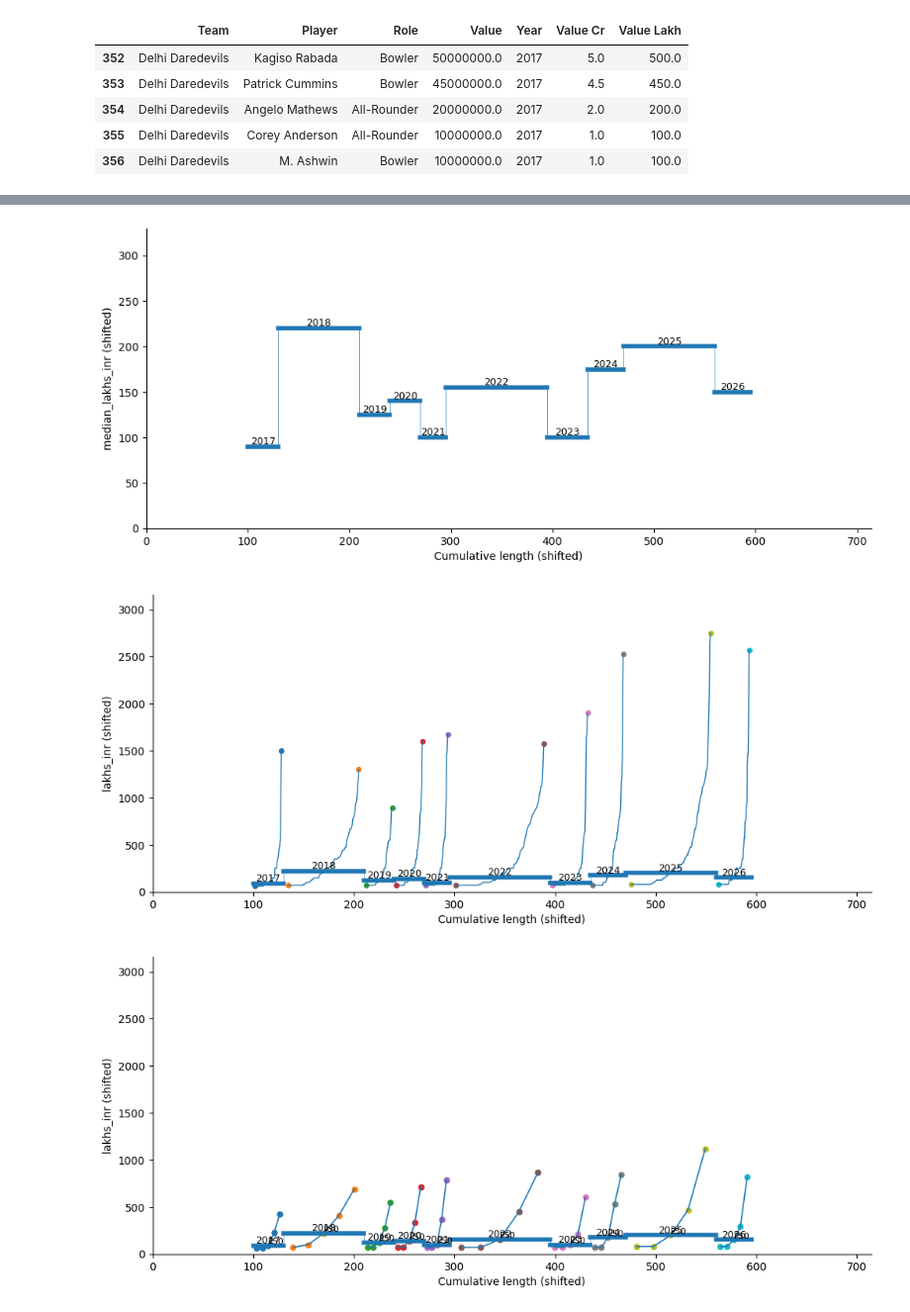
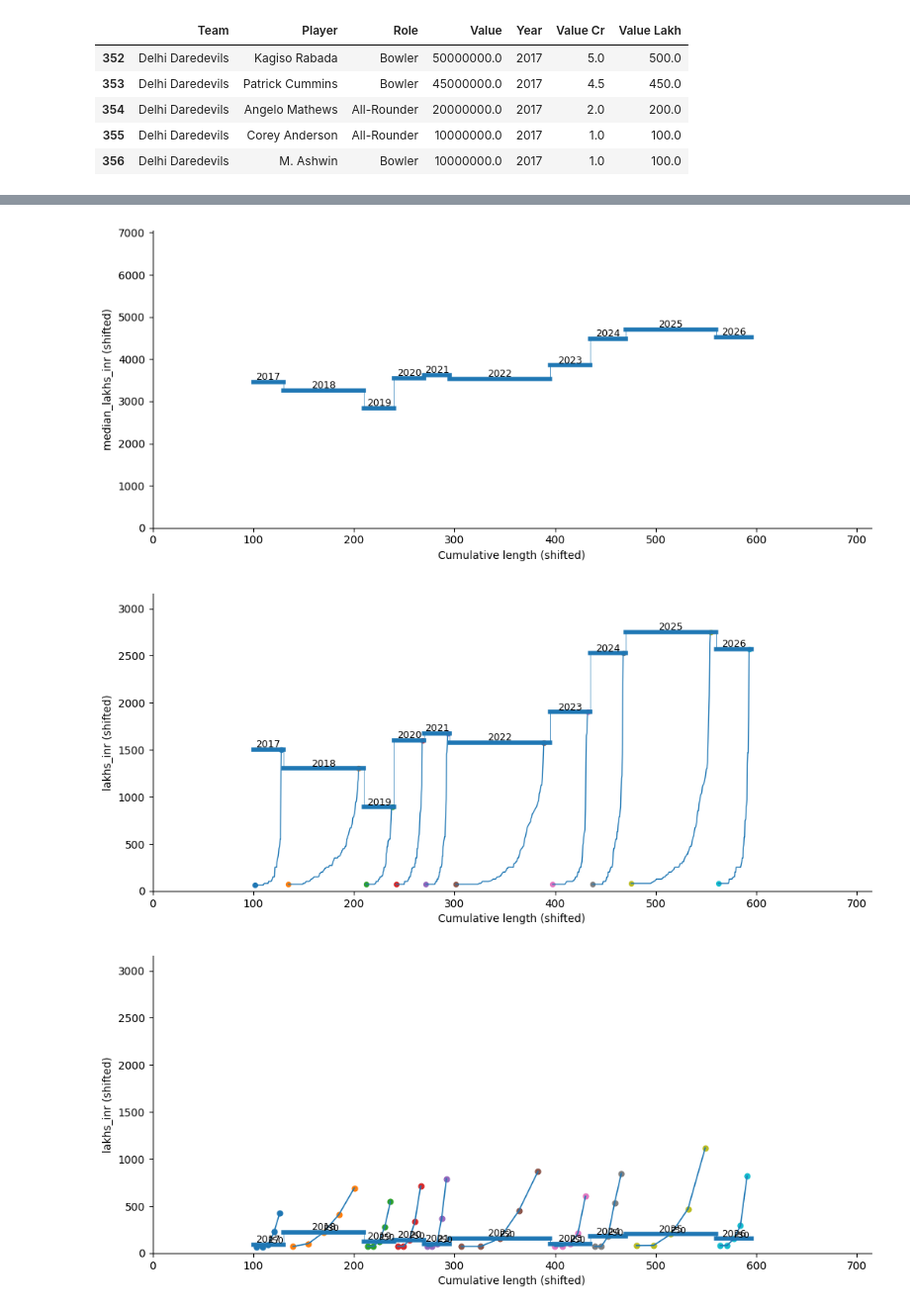
Before and after one commit to debatreyo/IPL-Auctions, a Jupyter notebook: notebooks/eda.ipynb, the cells around one changed output, grey strips where cells are left out. Shown at 99% size. Saved outputs shown, nothing was run; the diff lists cells and outputs as text; code cells hidden in the pictures.

```diff
--- a/notebooks/eda.ipynb
+++ b/notebooks/eda.ipynb
@@ -153,7 +170,7 @@ from matplotlib.lines import Line2D
 
 # tweak knobs
 line_thickness = 4
-y_offset = 50      # shifts everything UP/DOWN (add to every y)
+y_offset = 2000      # shifts everything UP/DOWN (add to every y)
 x_offset = 100      # shifts everything RIGHT/LEFT (add to every x)
 length_mag = 5
 
@@ -167,7 +184,7 @@ for _, r in df_group.sort_values("Year").iterrows():
     year = r["Year"]
 
     # apply y shift
-    y = r["median_val"] + y_offset
+    y = r["max_val"] + y_offset
 
     seg_len = r["length"]*length_mag
 
@@ -186,35 +203,35 @@ for _, r in df_group.sort_values("Year").iterrows():
         linewidth=line_thickness
     ))
 
     # optional: thin vertical connector between years
     if prev_end_x is not None:
         ax.add_line(Line2D(
             [x_start, x_start],
             [prev_y, y],
             linewidth=0.5
         ))
 
     # optional: year label
     ax.text((x_start + x_end) / 2, y, str(int(year)), ha="center", va="bottom", fontsize=9)
 
     # update "previous" using the shifted coordinates (so connectors align perfectly)
     prev_end_x = x_end
     prev_y = y
 
     # advance cursor in base space (so segment lengths remain unchanged)
     x_cursor = x_end_base
 
 # axis limits must account for offsets
 ax.set_xlim(0, (x_offset + x_cursor)*1.2)
-ax.set_ylim(0, (df_group["median_val"].max() + y_offset) * 1.5)
+ax.set_ylim(0, (df_group["max_val"].max() + y_offset) * 1.5)
 
 ax.set_xlabel("Cumulative length (shifted)")
 ax.set_ylabel("median_lakhs_inr (shifted)")
 ax.spines[["top", "right"]].set_visible(False)
 
 plt.show()
 # %% [output]
-[figure, old version]
+[figure, new version]
 # %%
 import numpy as np
 import matplotlib.pyplot as plt
@@ -258,7 +275,7 @@ prev_y = None
 
 for _, r in df_group.sort_values("Year").iterrows():
     year = int(r["Year"])
-    y_base = r["median_val"] + y_offset
+    y_base = r["max_val"] + y_offset
 
     seg_len = r["length"] * length_mag
 
@@ -304,7 +321,7 @@ for _, r in df_group.sort_values("Year").iterrows():
     x_cursor = x_end_base
 
 # axis limits
-y_max = max(df_group["median_val"].max(), df2["Value Lakh"].max()) + y_offset
+y_max = max(df_group["max_val"].max(), df2["Value Lakh"].max()) + y_offset
 ax.set_xlim(0, (x_offset + x_cursor) * 1.2)
 ax.set_ylim(0, y_max * 1.15)
 
@@ -314,7 +331,7 @@ ax.spines[["top", "right"]].set_visible(False)
 
 plt.show()
 # %% [output]
-[figure, old version]
+[figure, new version]
 # %%
 import numpy as np
 import matplotlib.pyplot as plt
```
Also changed, not shown: parts of 3 cells of this notebook, 4 other files.
